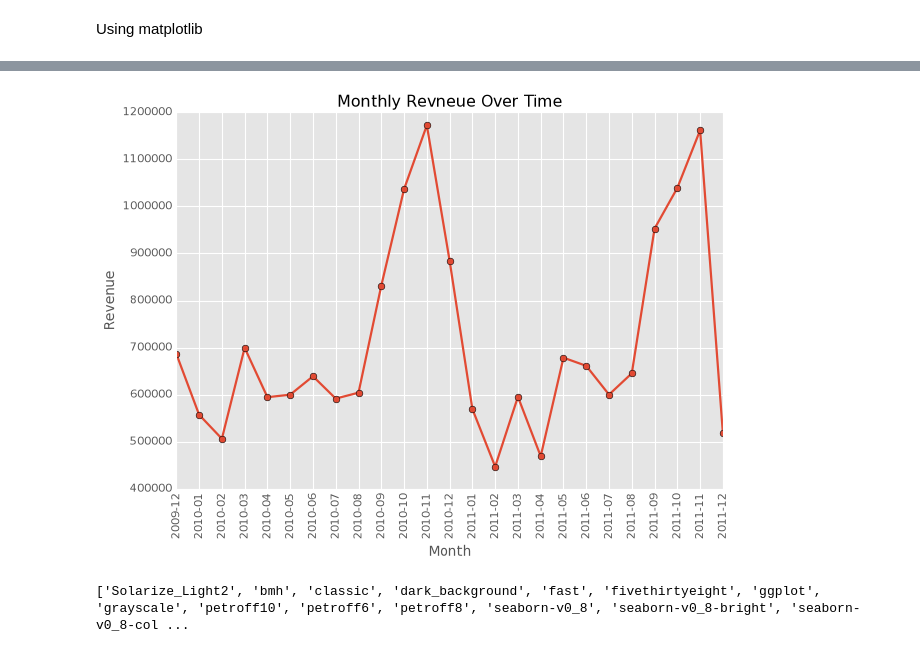
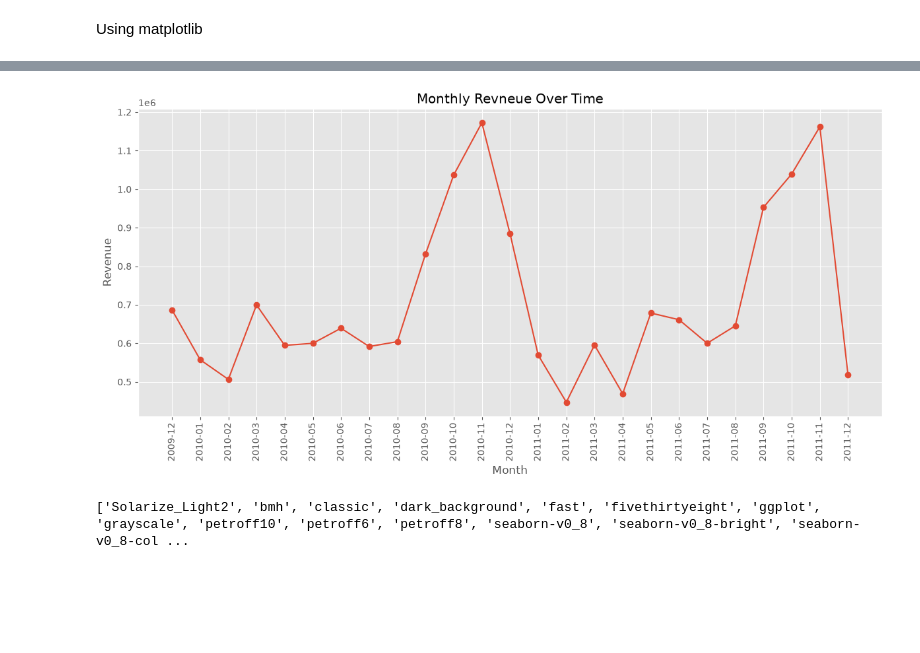
Before and after one commit to Shubham141-Git/Data-Science-Learning, a Jupyter notebook: level_2/Data Visualization/01-03-2026/July-23-2026.ipynb, the cells around one changed output, grey strips where cells are left out. Saved outputs shown, nothing was run; the diff lists cells and outputs as text; code cells hidden in the pictures; blank space fills up the shorter version.

```diff
--- a/level_2/Data Visualization/01-03-2026/July-23-2026.ipynb
+++ b/level_2/Data Visualization/01-03-2026/July-23-2026.ipynb
@@ -395,6 +399,8 @@ Step-7 --> show the plot window or render the figure
 # %%
 # Create A CAnvas
-plt.Figure(figsize=(12,6))
+import matplotlib.pyplot as plt
+
+plt.figure(figsize=(12,6))
 plt.style.use('ggplot') # Used to make fancy
 #Plot
 plt.plot(Monthly_Revenue.index, Monthly_Revenue.values, marker='o') # here x axis will be the index of the datarame and its values wll the y axis values
@@ -405,34 +411,34 @@ plt.plot(Monthly_Revenue.index, Monthly_Revenue.values, marker='o') # here x axi
 # | `','`         | Pixel           |
 # | `'x'`         | X               |
 # | `'+'`         | Plus            |
 # | `'s'`         | Square          |
 # | `'D'`         | Diamond         |
 # | `'^'`         | Upward triangle |
 
 #Title --> Monthly revenue over time
 plt.title('Monthly Revneue Over Time')
 
 # X-axis label
 plt.xlabel("Month")
 
 
 # Y-axis label
 plt.ylabel("Revenue")
 
 #rotate X labels
 
 plt.xticks(rotation=90)
 
 # Fit layout, prevents label clipping
 plt.tight_layout(pad=0.7)
 
 # Show grid
 plt.grid(True)
 
 # show the plot window or render the figure
 plt.show()
 # %% [output]
-[figure, old version]
+[figure, new version]
 # %%
 #List of style available print(plt.style.available)
 print(plt.style.available)
```
Also changed, not shown: parts of 24 cells of this notebook, 8 other files.
